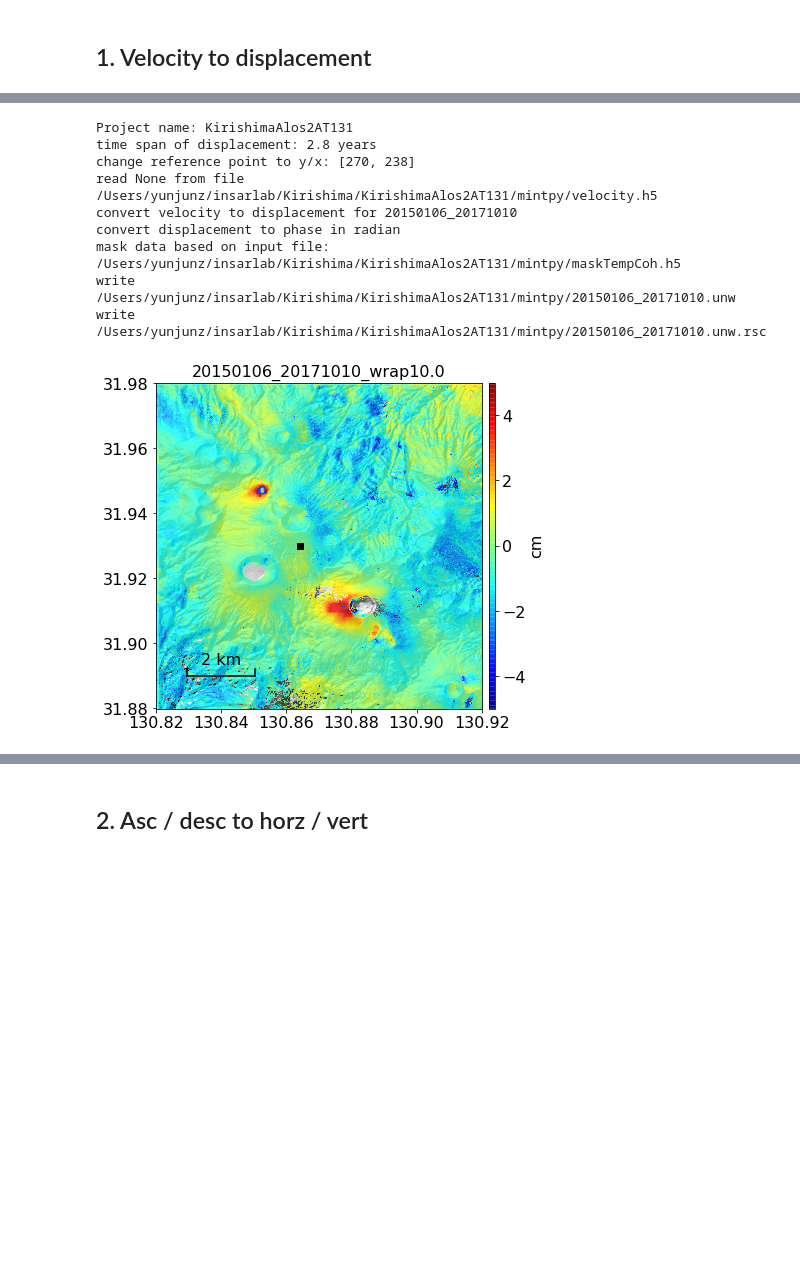
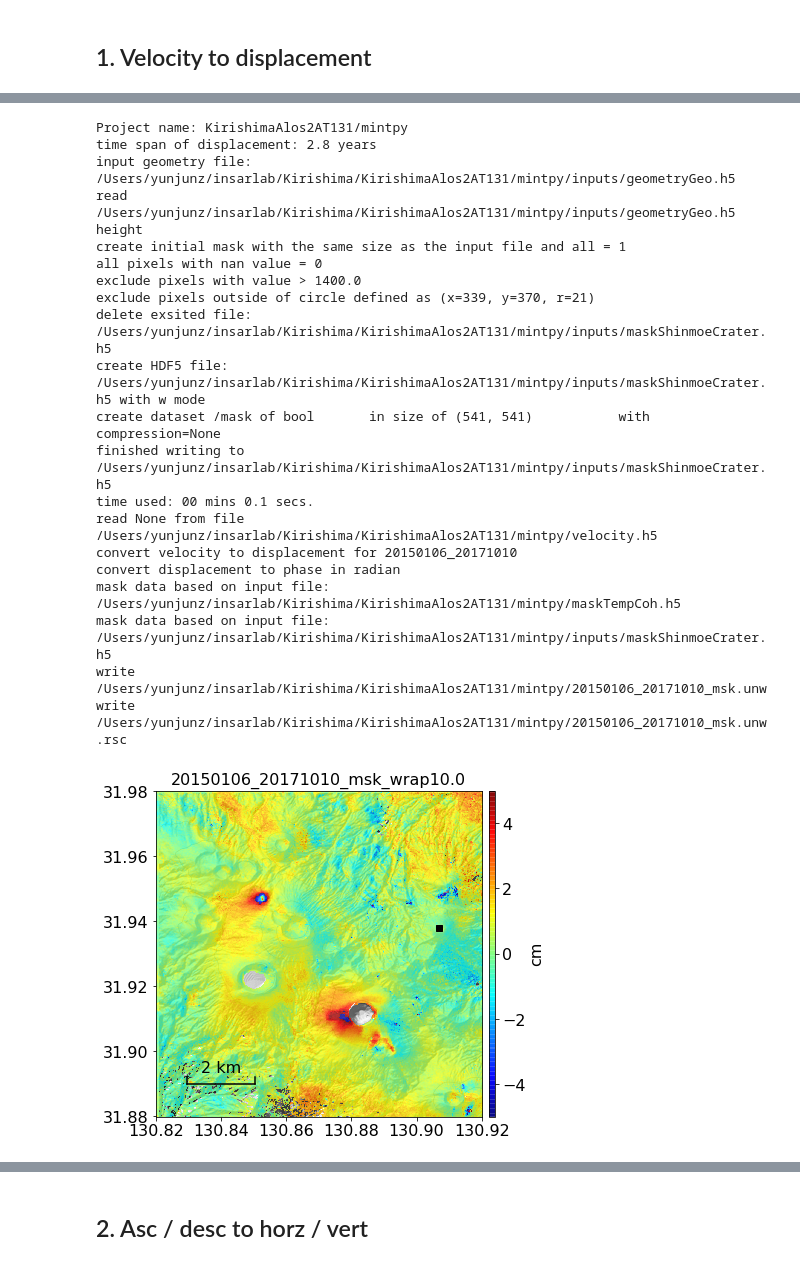
Before and after one commit to geodesymiami/2021-Kirishima, a Jupyter notebook: post_smallbaselineApp.ipynb, the cells around one changed output, grey strips where cells are left out. Saved outputs shown, nothing was run; the diff lists cells and outputs as text; code cells hidden in the pictures; blank space fills up the shorter version.

```diff
--- a/post_smallbaselineApp.ipynb
+++ b/post_smallbaselineApp.ipynb
@@ -10,14 +10,14 @@ to extract displacement for the time period of interest
 import os
 import numpy as np
 from mintpy.utils import readfile, ptime
-from mintpy import asc_desc2horz_vert, save_roipac, view
+from mintpy import asc_desc2horz_vert, save_roipac, view, generate_mask
 
 ## Dataset Initiation
 proj_names = [
-    'KirishimaAlosAT424',
-    'KirishimaAlosDT73',
-    'KirishimaAlos2AT131',
-    'KirishimaAlos2DT23',
+    'KirishimaAlosAT424/mintpy',
+    'KirishimaAlosDT73/mintpy',
+    'KirishimaAlos2AT131/mintpy',
+    'KirishimaAlos2DT23/mintpy',
 ]
 
 proj_dirs = []
@@ -25,21 +25,29 @@ ts_files  = []
 vel_files = []
 msk_files = []
 dem_files = []
+geom_files = []
 unw_files = []
 date12s = []
 for proj_name in proj_names:
-    proj_dir = os.path.expanduser('~/insarlab/Kirishima/{}/mintpy'.format(proj_name))
+    proj_dir = os.path.expanduser('~/insarlab/Kirishima/{}'.format(proj_name))
     ts_file  = os.path.join(proj_dir, 'timeseries_ERA5_ramp_demErr.h5')
     vel_file = os.path.join(proj_dir, 'velocity.h5')
     msk_file = os.path.join(proj_dir, 'maskTempCoh.h5')
     dem_file = os.path.join(proj_dir, 'inputs/gsi10m.dem.wgs84')
+    geom_file = os.path.join(proj_dir, 'inputs/geometryGeo.h5')
+
+    # get displacement file name
     date12 = readfile.read_attribute(vel_file)['DATE12']
-    unw_file = os.path.join(proj_dir, '{}.unw'.format(date12))
+    if any(ds in proj_name for ds in ['AlosA', 'AlosD']):
+        unw_file = os.path.join(proj_dir, '{}.unw'.format(date12))
+    elif any(ds in proj_name for ds in ['Alos2A', 'Alos2D']):
+        unw_file = os.path.join(proj_dir, '{}_msk.unw'.format(date12))
 
     ts_files.append(ts_file)
     vel_files.append(vel_file)
     msk_files.append(msk_file)
     dem_files.append(dem_file)
+    geom_files.append(geom_file)
     unw_files.append(unw_file)
     date12s.append(date12)
 
@@ -60,15 +68,27 @@ Done.
 ref_lat, ref_lon = 31.930, 130.864
 
 for i in range(len(proj_names)):
-    print('Project name: {}'.format(proj_names[i]))
+    proj_name = proj_names[i]
+    geom_file = geom_files[i]
+    unw_file = unw_files[i]
+    print('Project name: {}'.format(proj_name))
     tdiff = np.diff(ptime.yyyymmdd2years(date12s[i].split('_')))[0]
     print('time span of displacement: {:.1f} years'.format(tdiff))
 
-    # run
-    scp_args = '{v} -m {m} -o {o} --ref-lalo {lat} {lon}'.format(v=vel_files[i], m=msk_files[i], o=unw_files[i], lat=ref_lat, lon=ref_lon)
+    # get mask of the Shinmoe-dake crater
+    mask_aoi_file = os.path.join(os.path.dirname(geom_file), 'maskShinmoeCrater.h5')
+    if 'Alos2' in proj_name:
+        scp_args = '{} height --in-circle 339 370 21 -M 1400 --revert -o {}'.format(geom_file, mask_aoi_file)
+        generate_mask.main(scp_args.split())
+
+    # save to displacement
+    scp_args = '{v} -o {o} -m {m} '.format(v=vel_files[i], o=unw_file, m=msk_files[i])
+    if 'msk' in unw_file:
+        scp_args += ' {} '.format(mask_aoi_file)
+    #scp_args += ' --ref-lalo {lat} {lon} '.format(lat=ref_lat, lon=ref_lon)
     save_roipac.main(scp_args.split())
 
     # plot
-    scp_args = '{} --wrap --wrap-range -5 5 -u cm --dem {} --noverbose'.format(unw_files[i], dem_files[i])
+    scp_args = '{} --wrap --wrap-range -5 5 -u cm --dem {} --noverbose'.format(unw_file, dem_files[i])
     view.main(scp_args.split())
 # %% [output]
@@ -95,10 +113,21 @@ write /Users/yunjunz/insarlab/Kirishima/KirishimaAlosDT73/mintpy/20081012_201003
-Project name: KirishimaAlos2AT131
+Project name: KirishimaAlos2AT131/mintpy
 time span of displacement: 2.8 years
-change reference point to y/x: [270, 238]
+input geometry file: /Users/yunjunz/insarlab/Kirishima/KirishimaAlos2AT131/mintpy/inputs/geometryGeo.h5
+read /Users/yunjunz/insarlab/Kirishima/KirishimaAlos2AT131/mintpy/inputs/geometryGeo.h5 height
+create initial mask with the same size as the input file and all = 1
+all pixels with nan value = 0
+exclude pixels with value > 1400.0
+exclude pixels outside of circle defined as (x=339, y=370, r=21)
+delete exsited file: /Users/yunjunz/insarlab/Kirishima/KirishimaAlos2AT131/mintpy/inputs/maskShinmoeCrater.h5
+create HDF5 file: /Users/yunjunz/insarlab/Kirishima/KirishimaAlos2AT131/mintpy/inputs/maskShinmoeCrater.h5 with w mode
+create dataset /mask of bool       in size of (541, 541)           with compression=None
+finished writing to /Users/yunjunz/insarlab/Kirishima/KirishimaAlos2AT131/mintpy/inputs/maskShinmoeCrater.h5
+time used: 00 mins 0.1 secs.
 read None from file /Users/yunjunz/insarlab/Kirishima/KirishimaAlos2AT131/mintpy/velocity.h5
 convert velocity to displacement for 20150106_20171010
 convert displacement to phase in radian
 mask data based on input file: /Users/yunjunz/insarlab/Kirishima/KirishimaAlos2AT131/mintpy/maskTempCoh.h5
-write /Users/yunjunz/insarlab/Kirishima/KirishimaAlos2AT131/mintpy/20150106_20171010.unw
-write /Users/yunjunz/insarlab/Kirishima/KirishimaAlos2AT131/mintpy/20150106_20171010.unw.rsc
+mask data based on input file: /Users/yunjunz/insarlab/Kirishima/KirishimaAlos2AT131/mintpy/inputs/maskShinmoeCrater.h5
+write /Users/yunjunz/insarlab/Kirishima/KirishimaAlos2AT131/mintpy/20150106_20171010_msk.unw
+write /Users/yunjunz/insarlab/Kirishima/KirishimaAlos2AT131/mintpy/20150106_20171010_msk.unw.rsc
-[figure, old version]
+[figure, new version]
```
Also changed, not shown: parts of 2 cells of this notebook, 3 other files.
